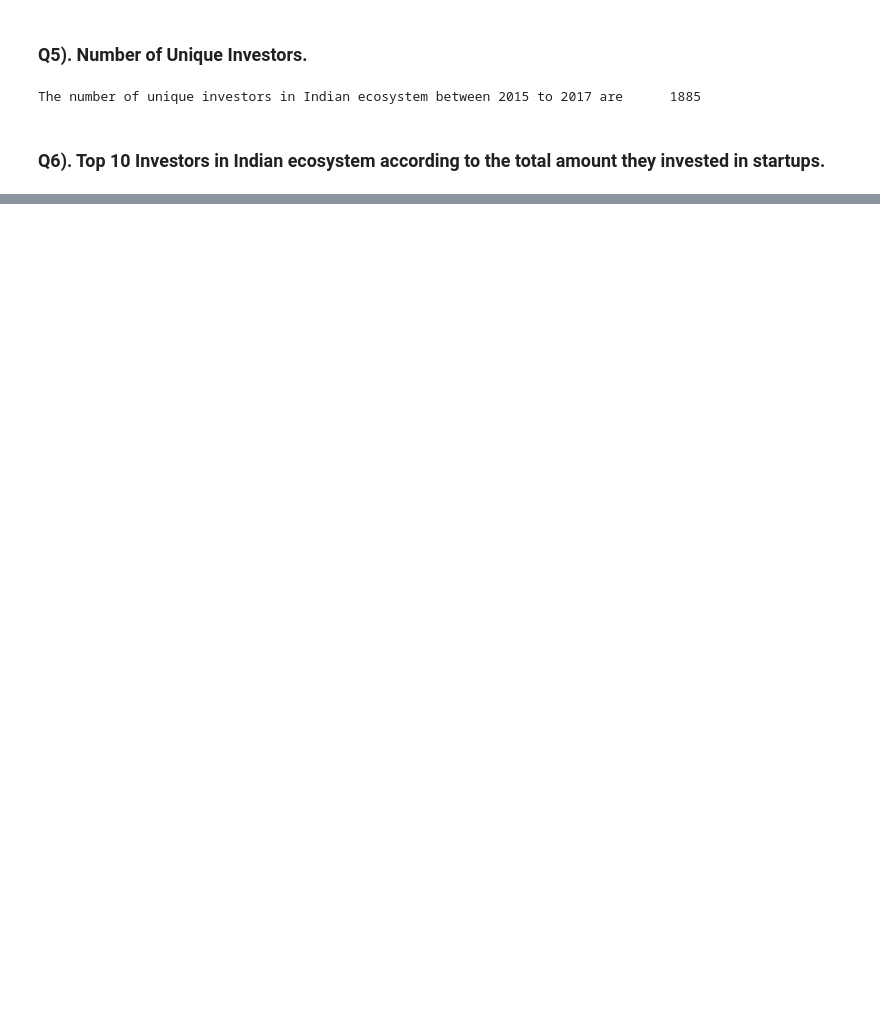
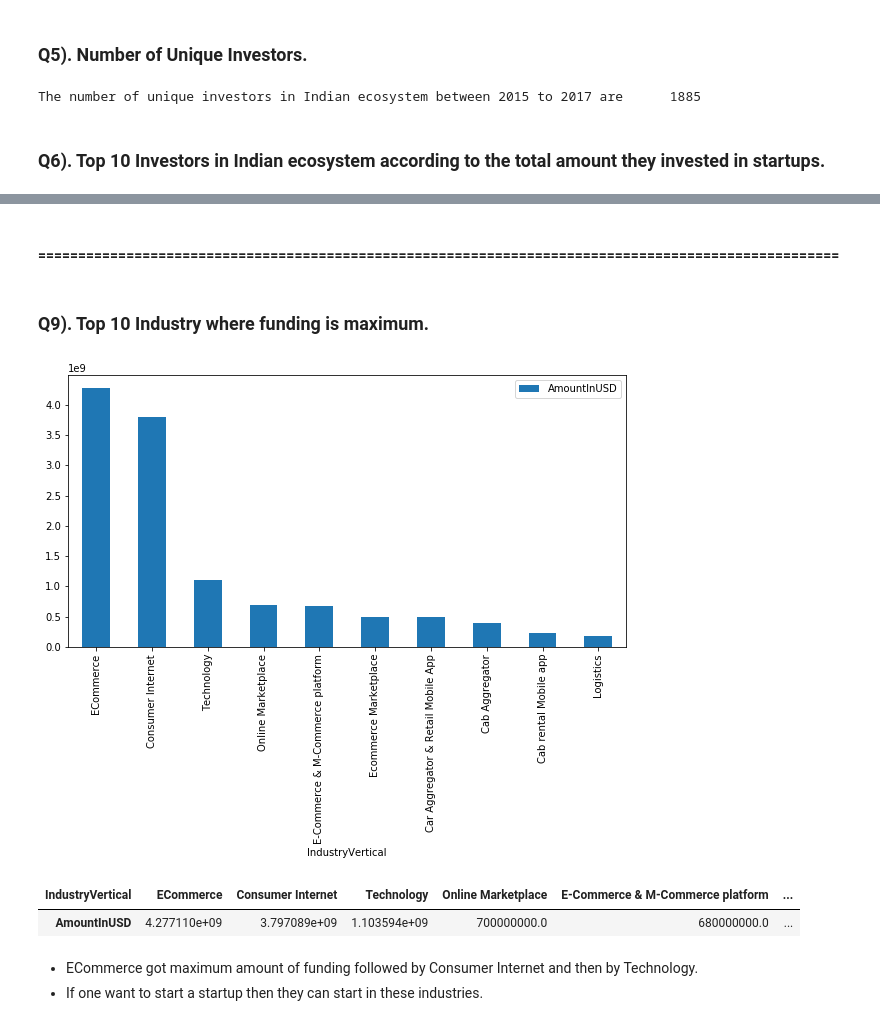
Before and after one commit to rahul221389/Exploration_Indian_Startups_Funding, a Jupyter notebook: indian startups.ipynb, the cells around one changed output, grey strips where cells are left out. Saved outputs shown, nothing was run; the diff lists cells and outputs as text; code cells hidden in the pictures; blank space fills up the shorter version.

```diff
--- a/indian startups.ipynb
+++ b/indian startups.ipynb
@@ -166,0 +222,20 @@ The number of unique investors in Indian ecosystem between 2015 to 2017 are
+# %% [markdown]
+#### ====================================================================================================
+# %% [markdown]
+### Q9). Top 10 Industry where funding is maximum.
+# %%
+df_startup['IndustryVertical'] = df_startup['IndustryVertical'].apply(lambda x: 'ECommerce' if x=='eCommerce' else x)
+new_df = df_startup.groupby('IndustryVertical')['AmountInUSD'].sum().reset_index()
+new_df.sort_values('AmountInUSD', inplace=True, ascending=False)
+
+new_df.set_index('IndustryVertical', inplace=True, drop=True)
+new_df[:10].plot(kind='bar', figsize=(10,5))
+plt.show()
+new_df[:10].T
+# %% [output]
+[figure, added]
+| IndustryVertical | ECommerce | Consumer Internet | Technology | Online Marketplace | E-Commerce & M-Commerce platform | ... |
+| AmountInUSD | 4.277110e+09 | 3.797089e+09 | 1.103594e+09 | 700000000.0 | 680000000.0 | ... |
+# %% [markdown]
+* ECommerce got maximum amount of funding followed by Consumer Internet and then by Technology.
+* If one want to start a startup then they can start in these industries.
```
Also changed, not shown: parts of 9 cells of this notebook.
